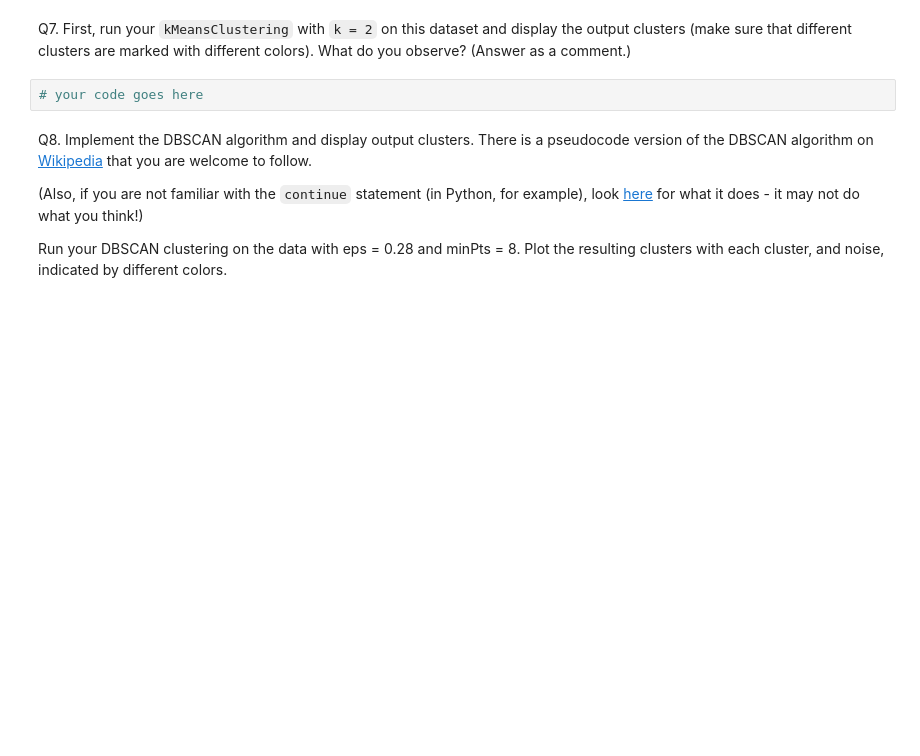
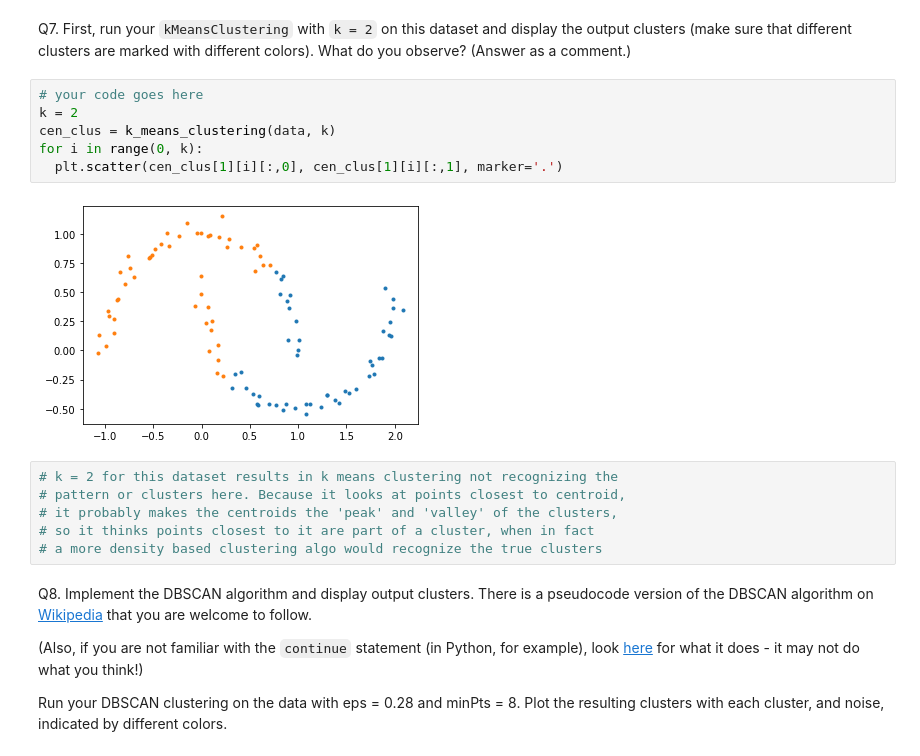
Before and after one commit to Tushar1729-k/clustering, a Jupyter notebook: HW4_Clustering.ipynb, the cells around one changed output. Saved outputs shown, nothing was run; the diff lists cells and outputs as text; blank space fills up the shorter version.

```diff
--- a/HW4_Clustering.ipynb
+++ b/HW4_Clustering.ipynb
@@ -244,7 +247,19 @@ print(type(data))
 # %% [markdown]
 Q7. First, run your `kMeansClustering` with `k = 2` on this dataset and display the output clusters (make sure that different clusters are marked with different colors). What do you observe? (Answer as a comment.)
-# %%
-# your code goes here
+# %%
+# your code goes here
+k = 2
+cen_clus = k_means_clustering(data, k)
+for i in range(0, k):
+  plt.scatter(cen_clus[1][i][:,0], cen_clus[1][i][:,1], marker='.')
+# %% [output]
+[figure, added]
+# %%
+# k = 2 for this dataset results in k means clustering not recognizing the
+# pattern or clusters here. Because it looks at points closest to centroid,
+# it probably makes the centroids the 'peak' and 'valley' of the clusters,
+# so it thinks points closest to it are part of a cluster, when in fact
+# a more density based clustering algo would recognize the true clusters
 # %% [markdown]
 Q8. Implement the DBSCAN algorithm and display output clusters. There is a  pseudocode version of the DBSCAN algorithm on [Wikipedia](https://en.wikipedia.org/wiki/DBSCAN#Algorithm) that you are welcome to follow.
 
```
Also changed, not shown: parts of 7 cells of this notebook, 1 other file.
